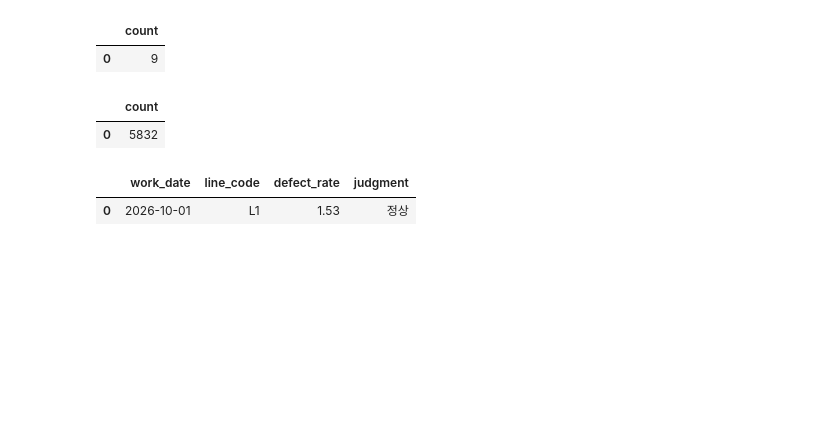
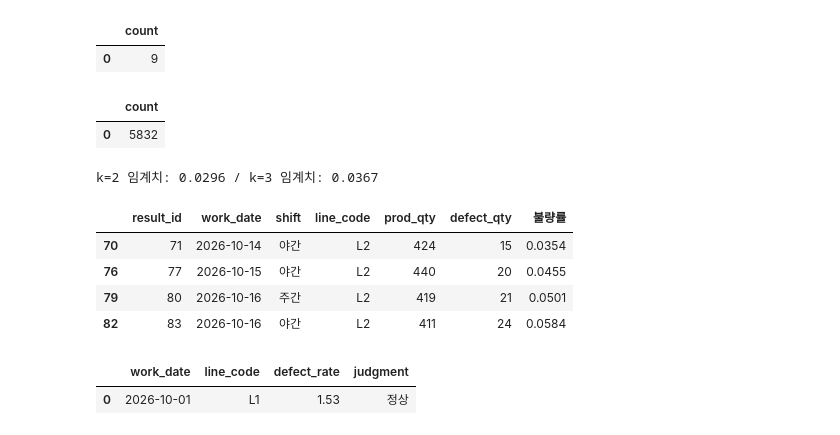
Before and after one commit to SojeongShin/production-db-python-mini-project, a Jupyter notebook: production-db-analysis/notebooks/상트랙_분석.ipynb, the cells around one changed output. Saved outputs shown, nothing was run; the diff lists cells and outputs as text; code cells hidden in the pictures; blank space fills up the shorter version.

```diff
--- a/production-db-analysis/notebooks/상트랙_분석.ipynb
+++ b/production-db-analysis/notebooks/상트랙_분석.ipynb
@@ -82,3 +103,23 @@ q("SELECT COUNT(*)" \
 # %% [output]
 |  | count |
 | 0 | 5832 |
+# %%
+shift_rate = q("""
+    select result_id, work_date, shift, line_code, prod_qty, defect_qty,
+           defect_qty * 1.0 / nullif(prod_qty, 0) as 불량률
+    from production_result
+""")
+shift_rate['불량률'] = shift_rate['불량률'].astype(float).round(4)
+
+tol2 = round(shift_rate['불량률'].mean() + 2 * shift_rate['불량률'].std(), 4)
+tol3 = round(shift_rate['불량률'].mean() + 3 * shift_rate['불량률'].std(), 4)
+print('k=2 임계치:', tol2, '/ k=3 임계치:', tol3)
+
+shift_rate[shift_rate['불량률'] > tol2]
+# %% [output]
+k=2 임계치: 0.0296 / k=3 임계치: 0.0367
+|  | result_id | work_date | shift | line_code | prod_qty | defect_qty | 불량률 |
+| 70 | 71 | 2026-10-14 | 야간 | L2 | 424 | 15 | 0.0354 |
+| 76 | 77 | 2026-10-15 | 야간 | L2 | 440 | 20 | 0.0455 |
+| 79 | 80 | 2026-10-16 | 주간 | L2 | 419 | 21 | 0.0501 |
+| 82 | 83 | 2026-10-16 | 야간 | L2 | 411 | 24 | 0.0584 |
```
Also changed, not shown: parts of 20 cells of this notebook, 3 other files.
